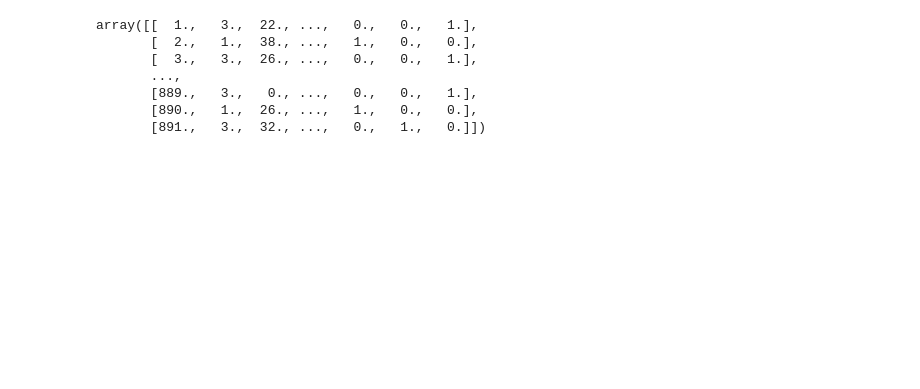
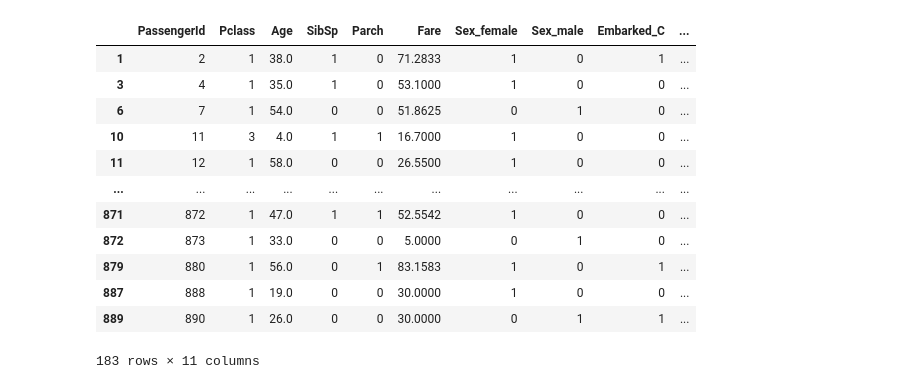
Before and after one commit to makeller234/ML_Titanic, a Jupyter notebook: Models.ipynb, the cells around one changed output. Drawn from its saved outputs; the diff is of its cells as text; code cells hidden in the pictures; blank space fills up the shorter version.

```diff
--- a/Models.ipynb
+++ b/Models.ipynb
@@ -21,16 +33,23 @@ target = train.Survived
 # %%
 data = train.drop(["Survived", "Cabin", "Name", "Ticket"], axis = 1)
 data = pd.get_dummies(data)
-data = np.nan_to_num(data) # replaces nan with zero and inf with finite numbers
+#data = np.nan_to_num(data) # replaces nan with zero and inf with finite numbers
+
 data
 # %% [output]
+|  | PassengerId | Pclass | Age | SibSp | Parch | Fare | Sex_female | Sex_male | Embarked_C | ... |
+| 1 | 2 | 1 | 38.0 | 1 | 0 | 71.2833 | 1 | 0 | 1 | ... |
+| 3 | 4 | 1 | 35.0 | 1 | 0 | 53.1000 | 1 | 0 | 0 | ... |
+| 6 | 7 | 1 | 54.0 | 0 | 0 | 51.8625 | 0 | 1 | 0 | ... |
+| 10 | 11 | 3 | 4.0 | 1 | 1 | 16.7000 | 1 | 0 | 0 | ... |
+| 11 | 12 | 1 | 58.0 | 0 | 0 | 26.5500 | 1 | 0 | 0 | ... |
+| ... | ... | ... | ... | ... | ... | ... | ... | ... | ... | ... |
+| 871 | 872 | 1 | 47.0 | 1 | 1 | 52.5542 | 1 | 0 | 0 | ... |
+| 872 | 873 | 1 | 33.0 | 0 | 0 | 5.0000 | 0 | 1 | 0 | ... |
+| 879 | 880 | 1 | 56.0 | 0 | 1 | 83.1583 | 1 | 0 | 1 | ... |
+| 887 | 888 | 1 | 19.0 | 0 | 0 | 30.0000 | 1 | 0 | 0 | ... |
+| 889 | 890 | 1 | 26.0 | 0 | 0 | 30.0000 | 0 | 1 | 1 | ... |
-array([[  1.,   3.,  22., ...,   0.,   0.,   1.],
-       [  2.,   1.,  38., ...,   1.,   0.,   0.],
-       [  3.,   3.,  26., ...,   0.,   0.,   1.],
-       ...,
-       [889.,   3.,   0., ...,   0.,   0.,   1.],
-       [890.,   1.,  26., ...,   1.,   0.,   0.],
-       [891.,   3.,  32., ...,   0.,   1.,   0.]])
+183 rows × 11 columns
 # %%
 from sklearn.model_selection import train_test_split
 X_train, X_test, y_train, y_test = train_test_split(data, target, random_state=42)
```
Also changed, not shown: parts of 19 cells of this notebook.
